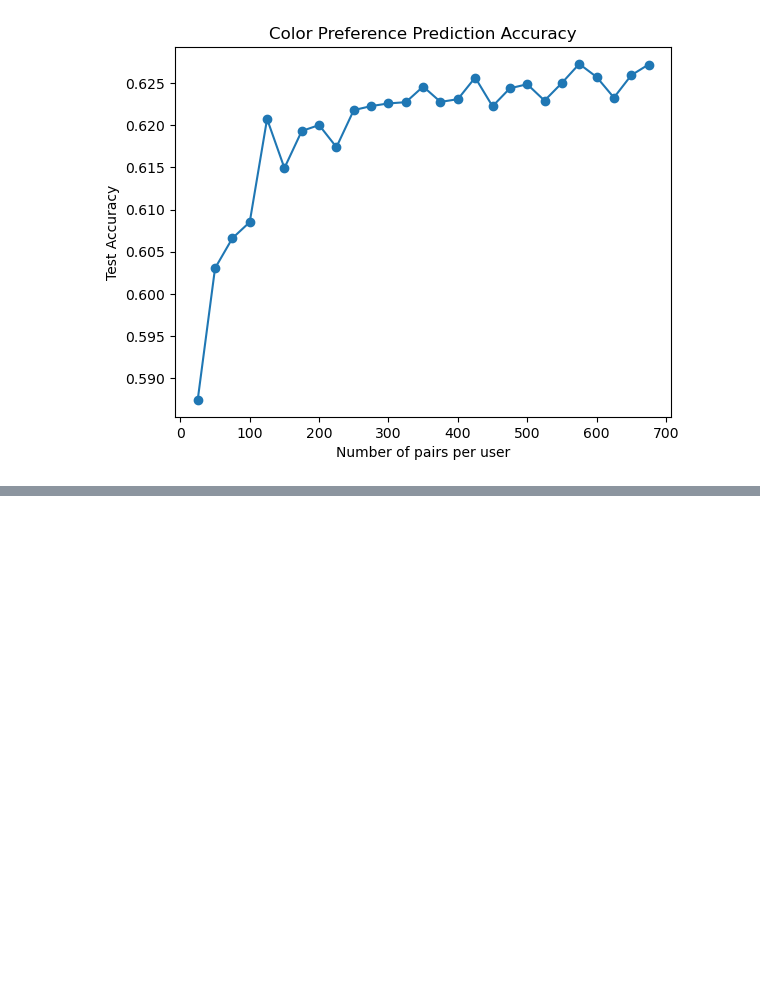
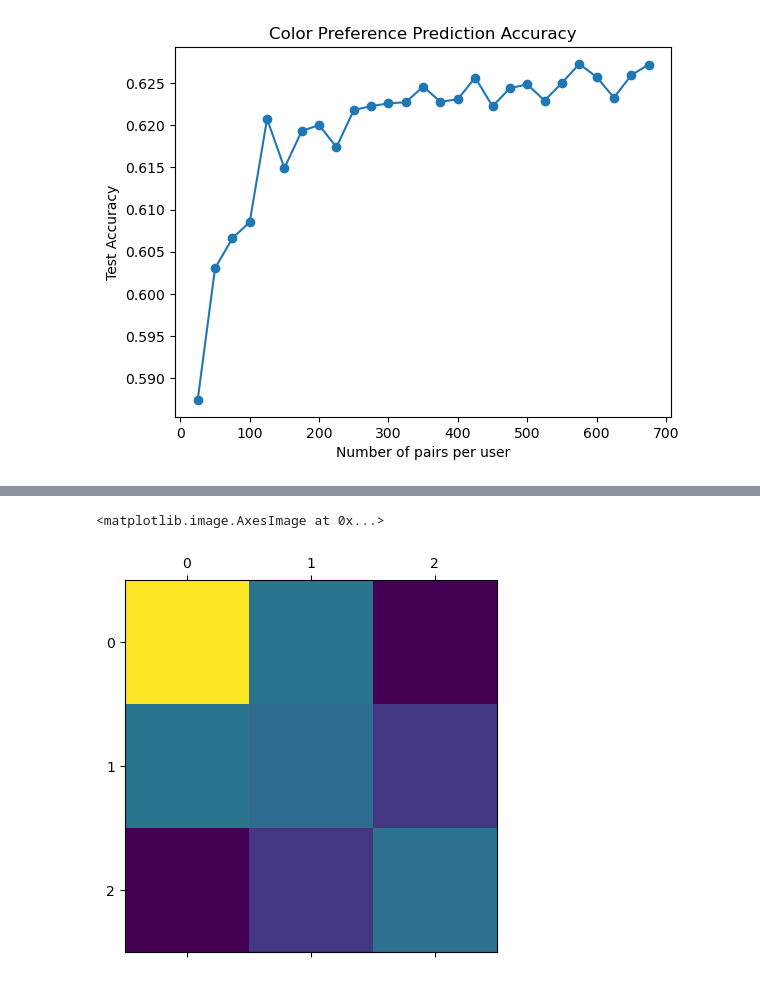
Before and after one commit to ChenDaiwei-99/multiuser-metric-preference, a Jupyter notebook: sample_search_analysis.ipynb, the cells around one changed output, grey strips where cells are left out. Saved outputs shown, nothing was run; the diff lists cells and outputs as text; code cells hidden in the pictures; blank space fills up the shorter version.

```diff
--- a/sample_search_analysis.ipynb
+++ b/sample_search_analysis.ipynb
@@ -38,0 +84,5 @@ Text(0.5, 1.0, 'Color Preference Prediction Accuracy')
+# %%
+plt.matshow(pred_M_list[-1])
+# %% [output]
+<matplotlib.image.AxesImage at 0x...>
+[figure, added]
```
Also changed, not shown: parts of 6 cells of this notebook, 2 other files.
